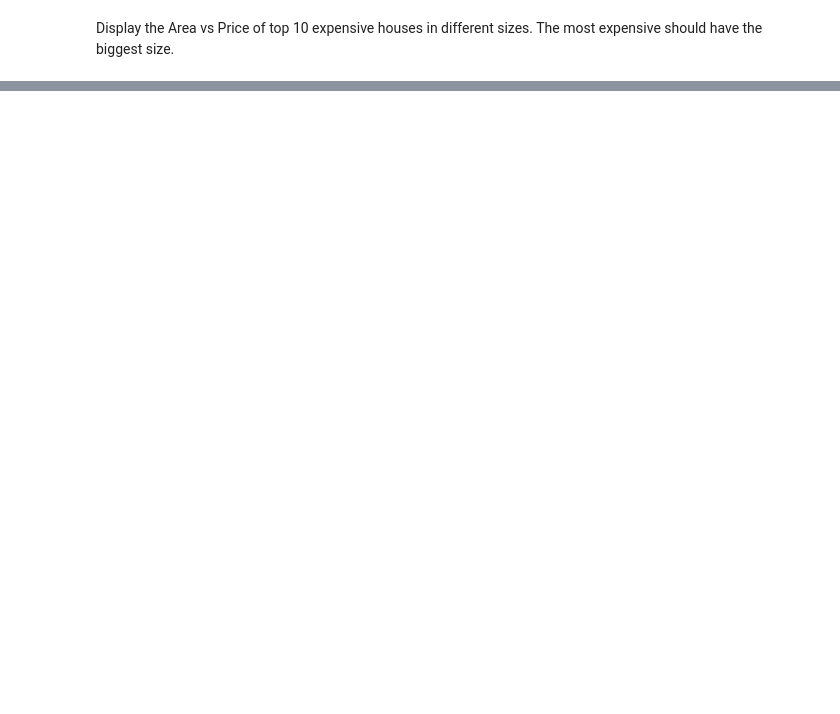
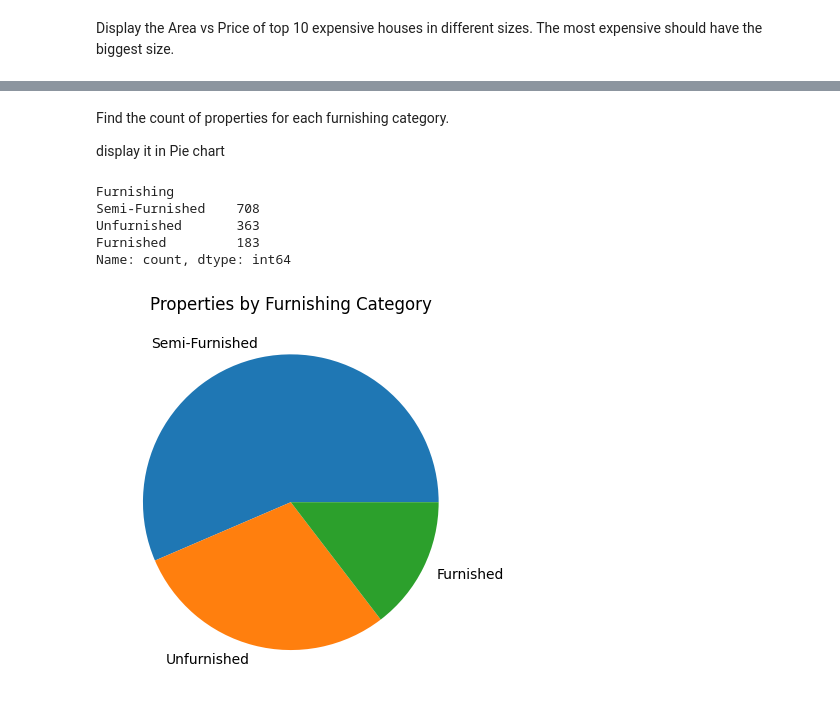
Before and after one commit to asmaanjum0910-sketch/data-science-60-days, a Jupyter notebook: Datascience.ipynb, the cells around one changed output, grey strips where cells are left out. Drawn from its saved outputs; the diff is of its cells as text; code cells hidden in the pictures; blank space fills up the shorter version.

```diff
--- a/Datascience.ipynb
+++ b/Datascience.ipynb
@@ -725,0 +929,24 @@ plt.show()
+# %% [markdown]
+Find the count of properties for each furnishing category.
+
+display it in Pie chart
+# %%
+import pandas as pd
+import matplotlib.pyplot as plt
+
+df = pd.read_csv('IndianHouses.csv')
+
+furnishing_count = df['Furnishing'].value_counts()
+
+print(furnishing_count)
+
+plt.pie(furnishing_count.values, labels=furnishing_count.index)
+plt.title('Properties by Furnishing Category')
+plt.show()
+# %% [output]
+Furnishing
+Semi-Furnished    708
+Unfurnished       363
+Furnished         183
+Name: count, dtype: int64
+[figure, added]
```
Also changed, not shown: parts of 60 cells of this notebook.
